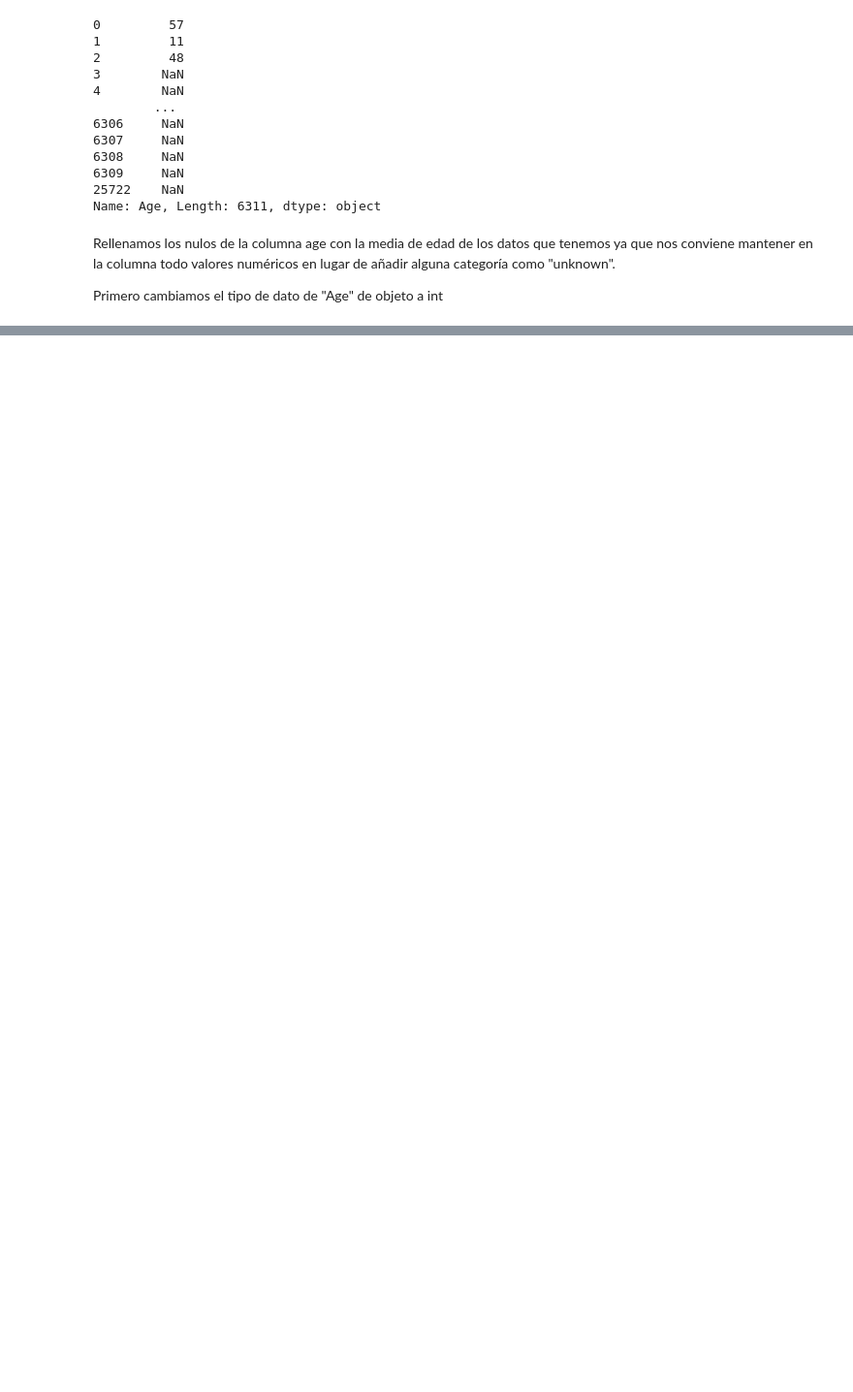
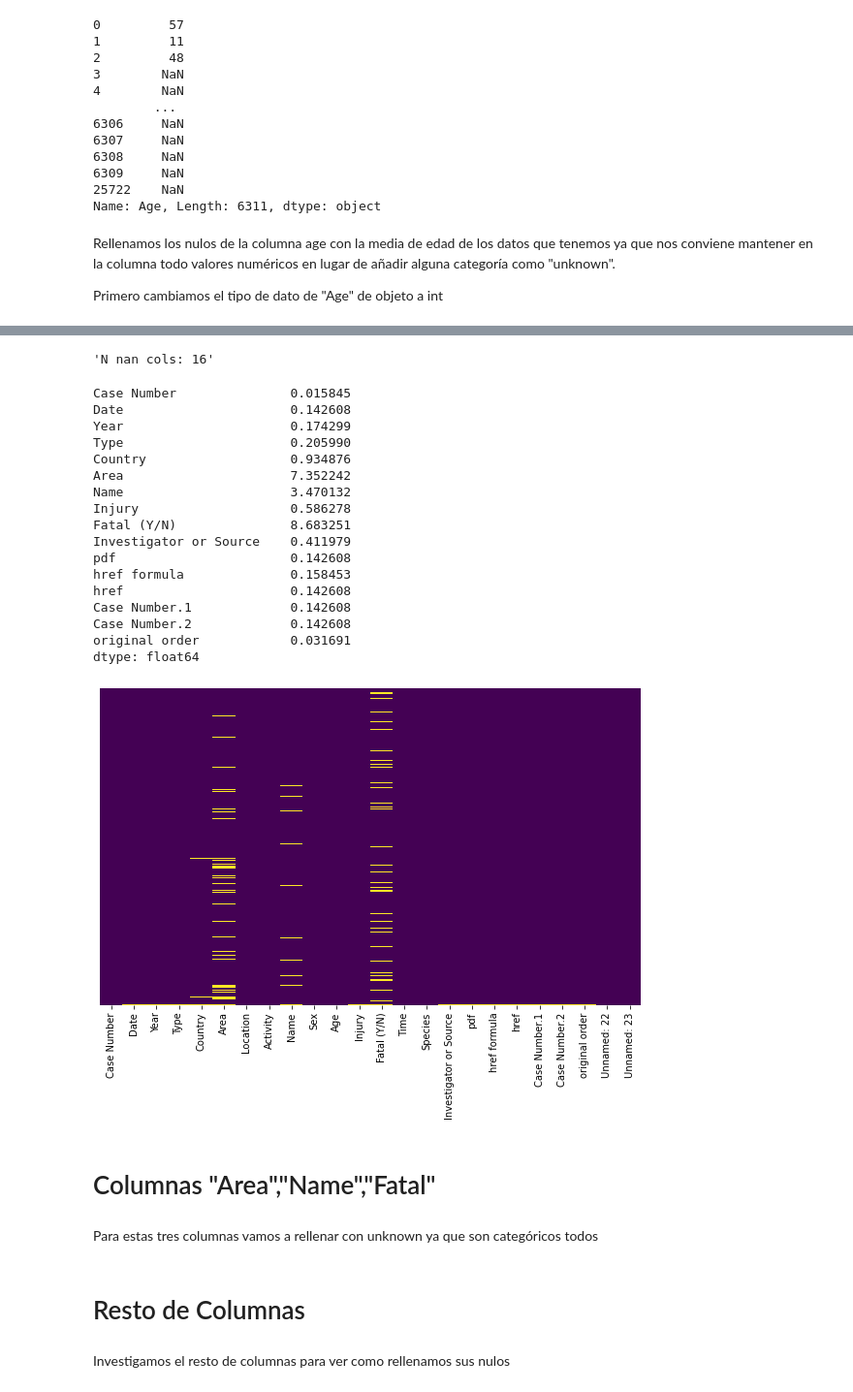
Before and after one commit to dgomezlechon/Proyect1-cleaning-pandas, a Jupyter notebook: my-code/main.ipynb, the cells around one changed output, grey strips where cells are left out. Shown: that part at 97% size. Saved outputs shown, nothing was run; the diff lists cells and outputs as text; code cells hidden in the pictures; blank space fills up the shorter version.

```diff
--- a/my-code/main.ipynb
+++ b/my-code/main.ipynb
@@ -289,0 +312,4 @@ shark.Age.replace(0, shark.Age.mean(),inplace=True)
+# %%
+shark["Sex "].fillna("unknown", inplace=True)
+# %%
+shark.rename(columns={"Sex ":"Sex"},inplace=True) #renombramos la columna para quitar el espacio
@@ -289,0 +335,2 @@ shark.Age.replace(0, shark.Age.mean(),inplace=True)
+# %%
+shark.Activity.fillna("unknown", inplace=True)
@@ -289,0 +354,29 @@ shark.Age.replace(0, shark.Age.mean(),inplace=True)
+# %%
+#Vamos a rellenar con "unkown" para los lugares que no conocemos
+shark.Location.fillna("unknown", inplace=True)
+# %%
+check_nan(shark)
+# %% [output]
+'N nan cols: 16'
+Case Number               0.015845
+Date                      0.142608
+Year                      0.174299
+Type                      0.205990
+Country                   0.934876
+Area                      7.352242
+Name                      3.470132
+Injury                    0.586278
+Fatal (Y/N)               8.683251
+Investigator or Source    0.411979
+pdf                       0.142608
+href formula              0.158453
+href                      0.142608
+Case Number.1             0.142608
+Case Number.2             0.142608
+original order            0.031691
+dtype: float64
+[figure, added]
+# %% [markdown]
+# Columnas  "Area","Name","Fatal"
+# %% [markdown]
+Para estas tres columnas vamos a rellenar con unknown ya que son categóricos todos
@@ -289,0 +387,4 @@ shark.Age.replace(0, shark.Age.mean(),inplace=True)
+# %% [markdown]
+# Resto de Columnas
+# %% [markdown]
+Investigamos el resto de columnas para ver como rellenamos sus nulos
```
Also changed, not shown: parts of 18 cells of this notebook.
